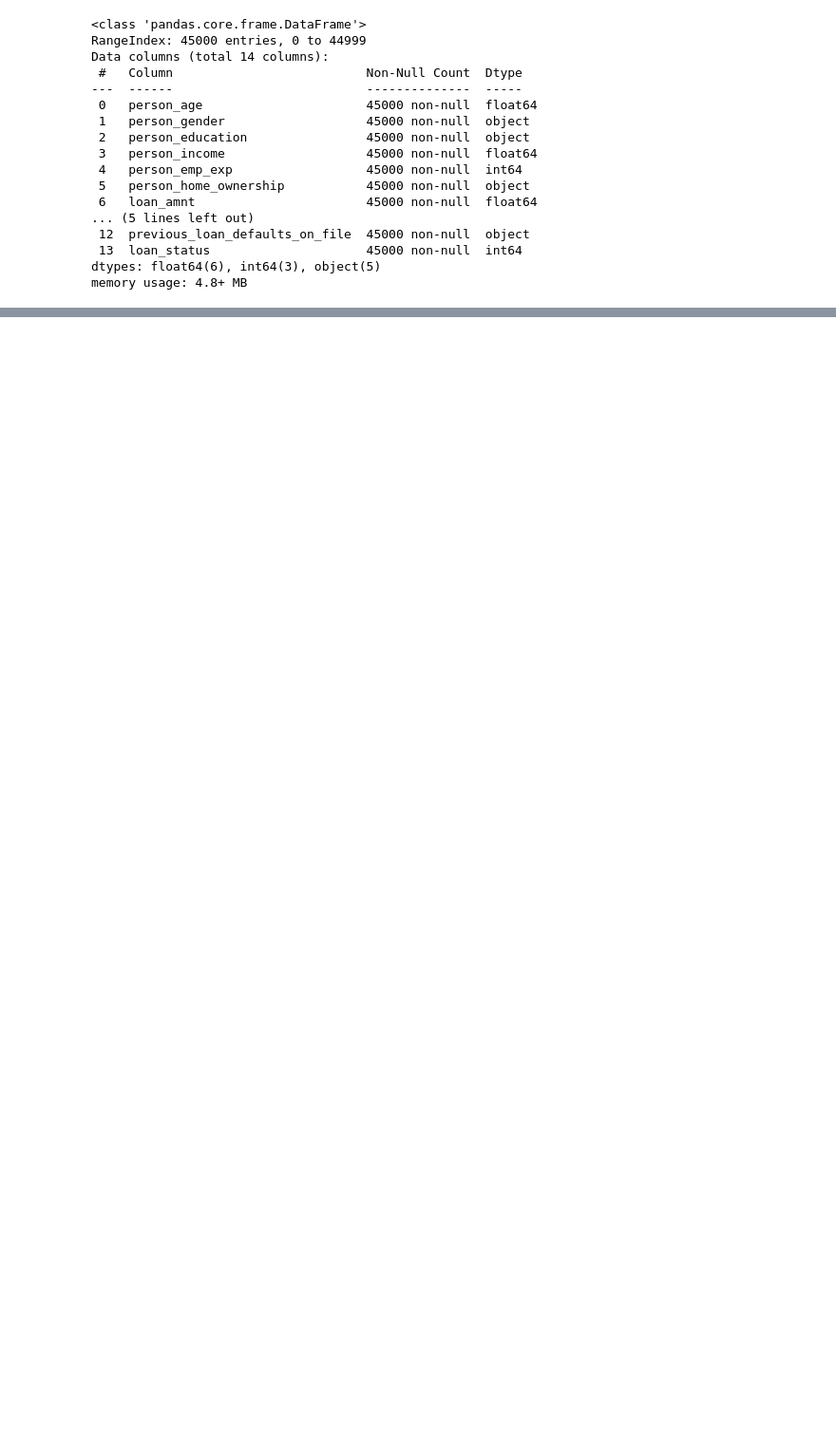
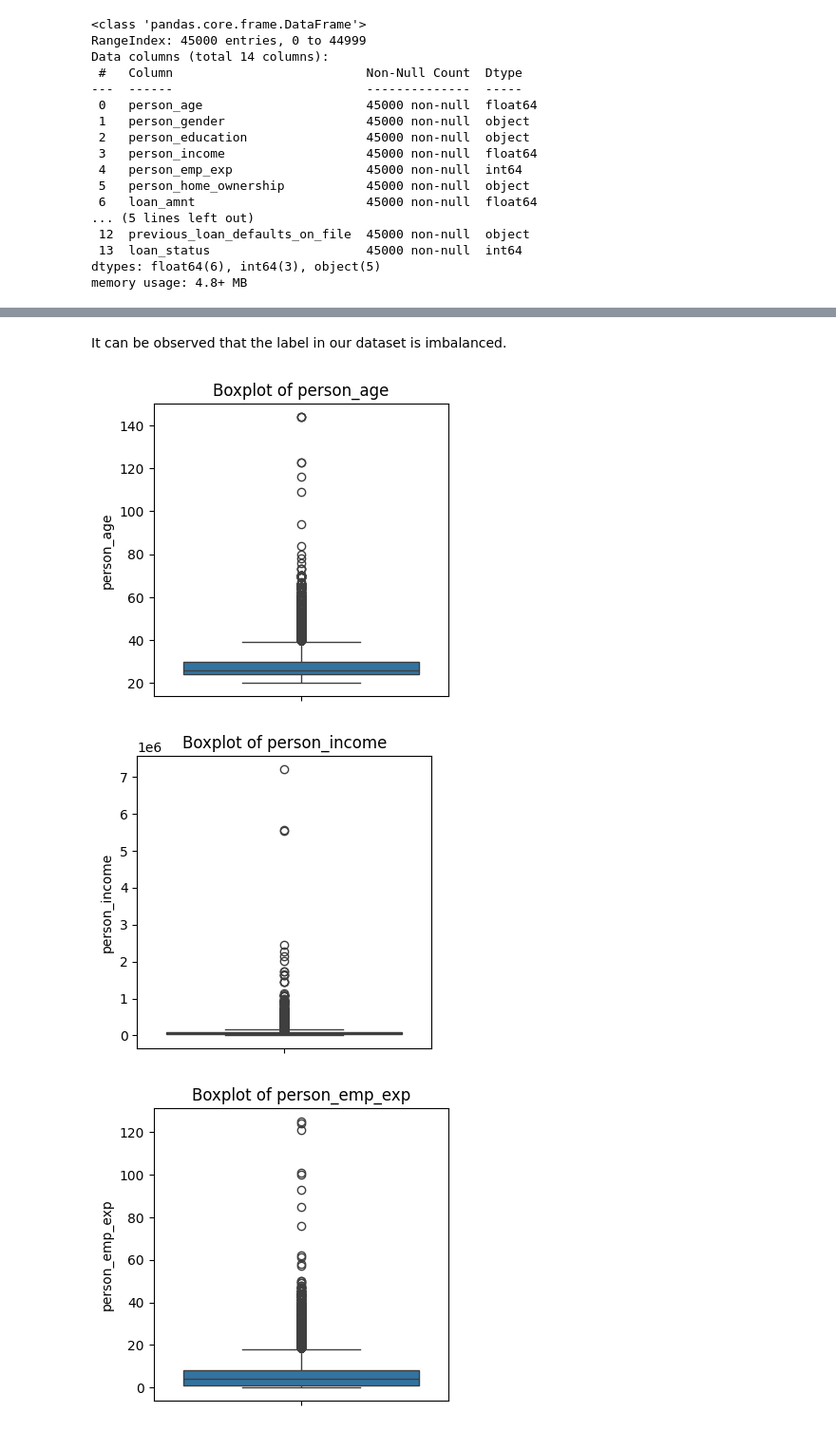
Before and after one commit to eabadz/EDEM_IA_PROJECT_2, a Jupyter notebook: nb_edu.ipynb, the cells around one changed output, grey strips where cells are left out. Shown: that part at 95% size. Cells and saved outputs as stored; diff of their text form; code cells hidden in the pictures; blank space fills up the shorter version.

```diff
--- a/nb_edu.ipynb
+++ b/nb_edu.ipynb
@@ -74,0 +82,25 @@ df.describe()
+# %% [markdown]
+It can be observed that the label in our dataset is imbalanced.
+# %%
+# Select numeric columns, excluding 'loan_status'
+numeric_cols = [col for col in df.select_dtypes(include=['number']).columns if col != 'loan_status']
+
+# 1. Boxplots for numeric variables (excluding 'loan_status')
+for col in numeric_cols:
+    plt.figure(figsize=(4, 4))
+    sns.boxplot(y=df[col])
+    plt.title(f"Boxplot of {col}")
+    plt.show()
+
+# 2. Bar charts for categorical variables
+categorical_cols = df.select_dtypes(include=['object', 'category']).columns
+for col in categorical_cols:
+    plt.figure(figsize=(4, 4))
+    df[col].value_counts().plot(kind='bar')
+    plt.title(f"Frequency of {col}")
+    plt.ylabel("Count")
+    plt.show()
+# %% [output]
+[figure, added]
+[figure, added]
+[figure, added]
```
Also changed, not shown: parts of 10 cells of this notebook.
